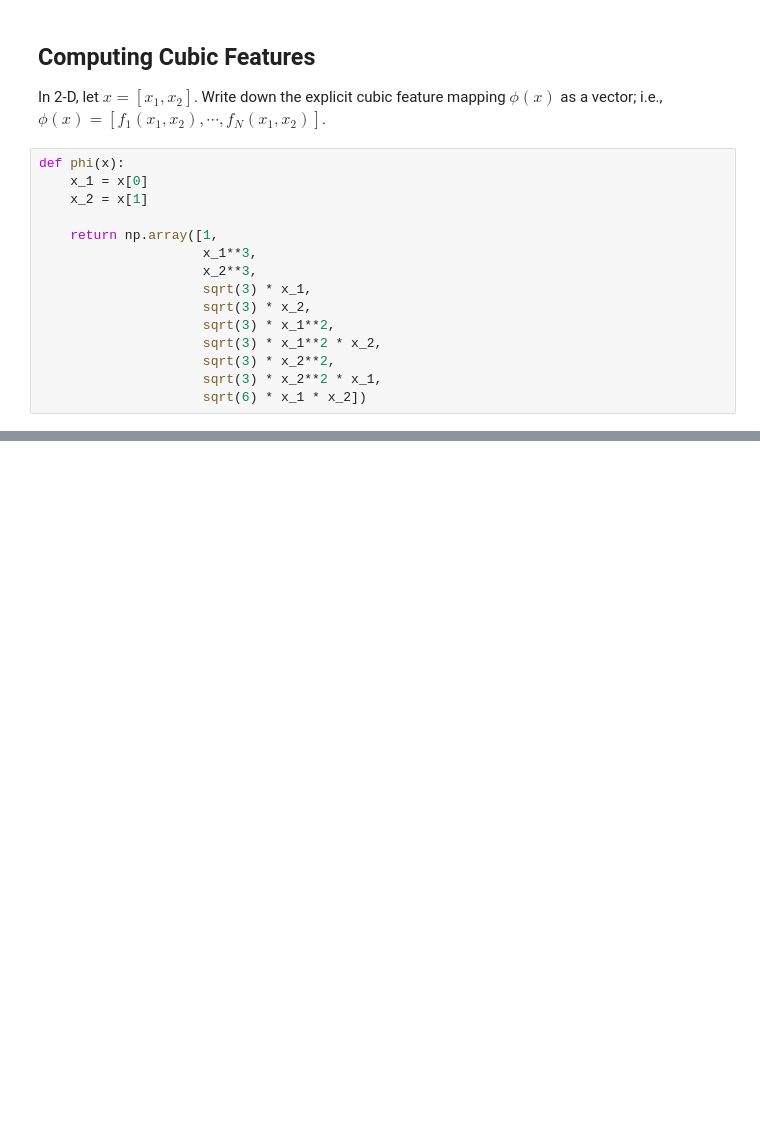
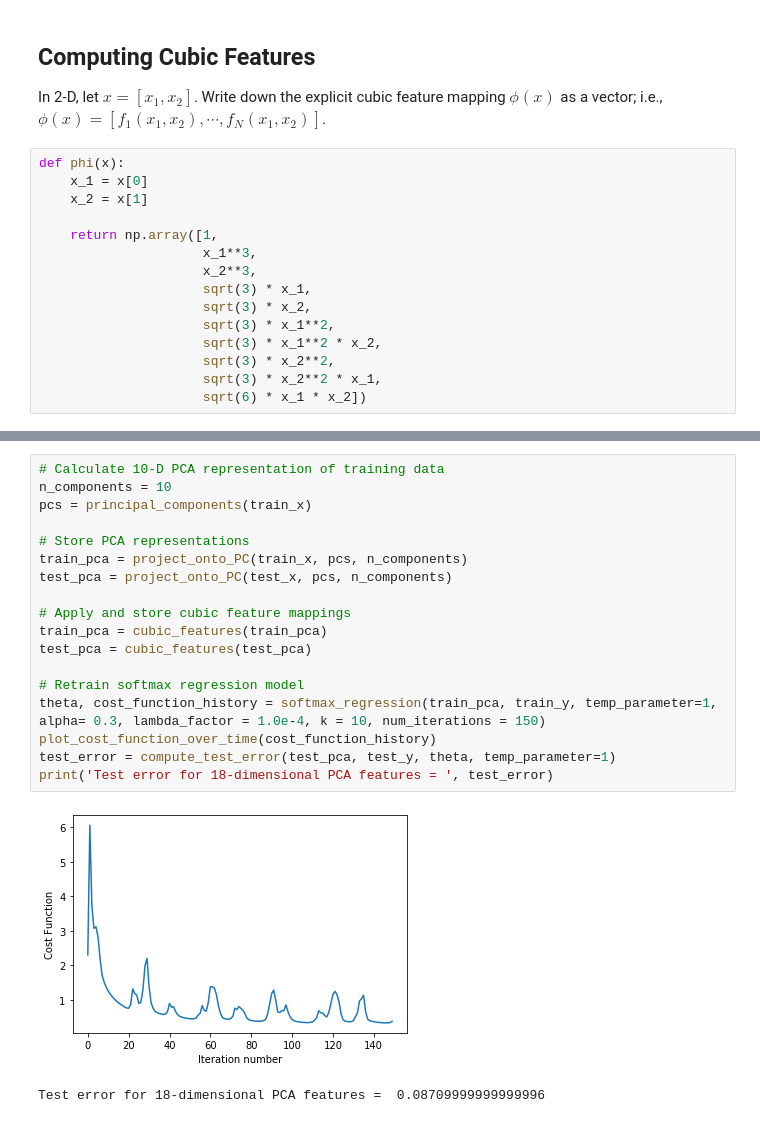
Before and after one commit to martij222/MNIST-Digit-Recognition, a Jupyter notebook: Digit Recognition.ipynb, the cells around one changed output, grey strips where cells are left out. Saved outputs shown, nothing was run; the diff lists cells and outputs as text; blank space fills up the shorter version.

```diff
--- a/Digit Recognition.ipynb
+++ b/Digit Recognition.ipynb
@@ -435,0 +555,21 @@ np.exp(z)
+# %%
+# Calculate 10-D PCA representation of training data
+n_components = 10
+pcs = principal_components(train_x)
+
+# Store PCA representations
+train_pca = project_onto_PC(train_x, pcs, n_components)
+test_pca = project_onto_PC(test_x, pcs, n_components)
+
+# Apply and store cubic feature mappings
+train_pca = cubic_features(train_pca)
+test_pca = cubic_features(test_pca)
+
+# Retrain softmax regression model
+theta, cost_function_history = softmax_regression(train_pca, train_y, temp_parameter=1, alpha= 0.3, lambda_factor = 1.0e-4, k = 10, num_iterations = 150)
+plot_cost_function_over_time(cost_function_history)
+test_error = compute_test_error(test_pca, test_y, theta, temp_parameter=1)
+print('Test error for 18-dimensional PCA features = ', test_error)
+# %% [output]
+[figure, added]
+Test error for 18-dimensional PCA features =  0.08709999999999996
```
Also changed, not shown: parts of 65 cells of this notebook, 3 other files.
